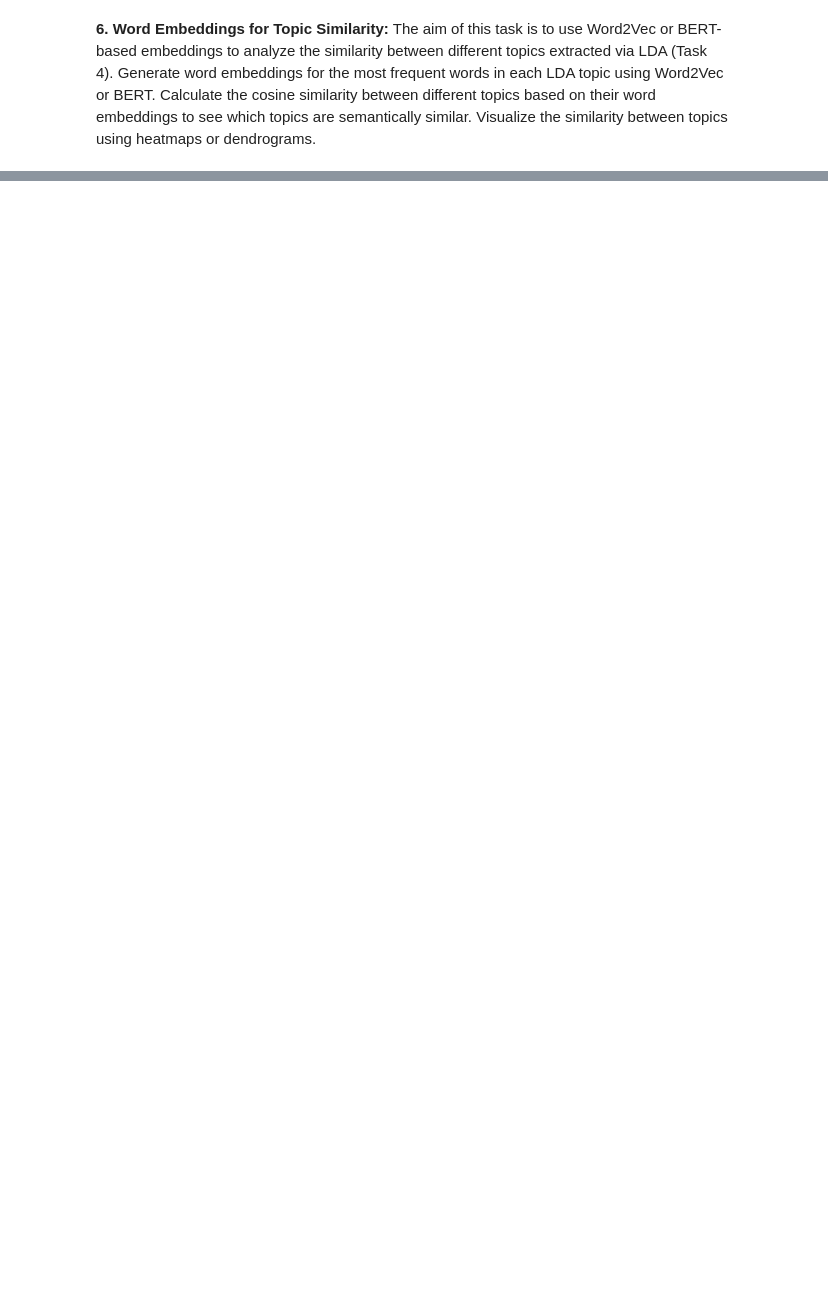
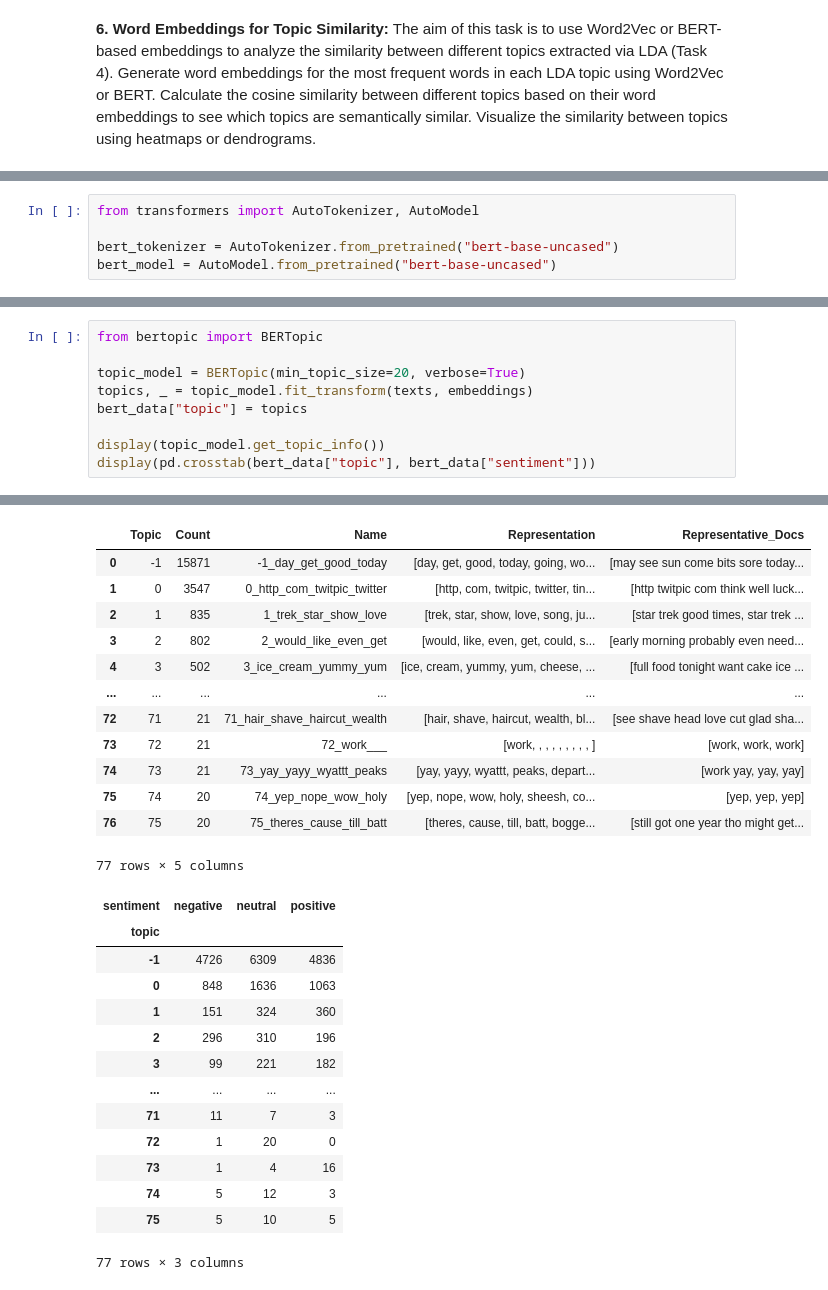
Before and after one commit to urhovr/NLP_Final_Project, a Jupyter notebook: NLP_Jaakko.ipynb, the cells around one changed output, grey strips where cells are left out. Cells and saved outputs as stored; diff of their text form; blank space fills up the shorter version.

```diff
--- a/NLP_Jaakko.ipynb
+++ b/NLP_Jaakko.ipynb
@@ -427,0 +451,5 @@ Topic 5 frequent words: thi, work, http, com, get, follow, twitter, miss, new, k
+# %%
+from transformers import AutoTokenizer, AutoModel
+
+bert_tokenizer = AutoTokenizer.from_pretrained("bert-base-uncased")
+bert_model = AutoModel.from_pretrained("bert-base-uncased")
@@ -427,0 +526,10 @@ Topic 5 frequent words: thi, work, http, com, get, follow, twitter, miss, new, k
+# %%
+from bertopic import BERTopic
+
+topic_model = BERTopic(min_topic_size=20, verbose=True)
+topics, _ = topic_model.fit_transform(texts, embeddings)
+bert_data["topic"] = topics
+
+display(topic_model.get_topic_info())
+display(pd.crosstab(bert_data["topic"], bert_data["sentiment"]))
+# %% [output]
@@ -427,0 +542,27 @@ Topic 5 frequent words: thi, work, http, com, get, follow, twitter, miss, new, k
+|  | Topic | Count | Name | Representation | Representative_Docs |
+| 0 | -1 | 15871 | -1_day_get_good_today | [day, get, good, today, going, wo... | [may see sun come bits sore today... |
+| 1 | 0 | 3547 | 0_http_com_twitpic_twitter | [http, com, twitpic, twitter, tin... | [http twitpic com think well luck... |
+| 2 | 1 | 835 | 1_trek_star_show_love | [trek, star, show, love, song, ju... | [star trek good times, star trek ... |
+| 3 | 2 | 802 | 2_would_like_even_get | [would, like, even, get, could, s... | [early morning probably even need... |
+| 4 | 3 | 502 | 3_ice_cream_yummy_yum | [ice, cream, yummy, yum, cheese, ... | [full food tonight want cake ice ... |
+| ... | ... | ... | ... | ... | ... |
+| 72 | 71 | 21 | 71_hair_shave_haircut_wealth | [hair, shave, haircut, wealth, bl... | [see shave head love cut glad sha... |
+| 73 | 72 | 21 | 72_work___ | [work, , , , , , , , , ] | [work, work, work] |
+| 74 | 73 | 21 | 73_yay_yayy_wyattt_peaks | [yay, yayy, wyattt, peaks, depart... | [work yay, yay, yay] |
+| 75 | 74 | 20 | 74_yep_nope_wow_holy | [yep, nope, wow, holy, sheesh, co... | [yep, yep, yep] |
+| 76 | 75 | 20 | 75_theres_cause_till_batt | [theres, cause, till, batt, bogge... | [still got one year tho might get... |
+77 rows × 5 columns
+| sentiment | negative | neutral | positive |
+| topic |  |  |  |
+| -1 | 4726 | 6309 | 4836 |
+| 0 | 848 | 1636 | 1063 |
+| 1 | 151 | 324 | 360 |
+| 2 | 296 | 310 | 196 |
+| 3 | 99 | 221 | 182 |
+| ... | ... | ... | ... |
+| 71 | 11 | 7 | 3 |
+| 72 | 1 | 20 | 0 |
+| 73 | 1 | 4 | 16 |
+| 74 | 5 | 12 | 3 |
+| 75 | 5 | 10 | 5 |
+77 rows × 3 columns
```
Also changed, not shown: parts of 10 cells of this notebook.
